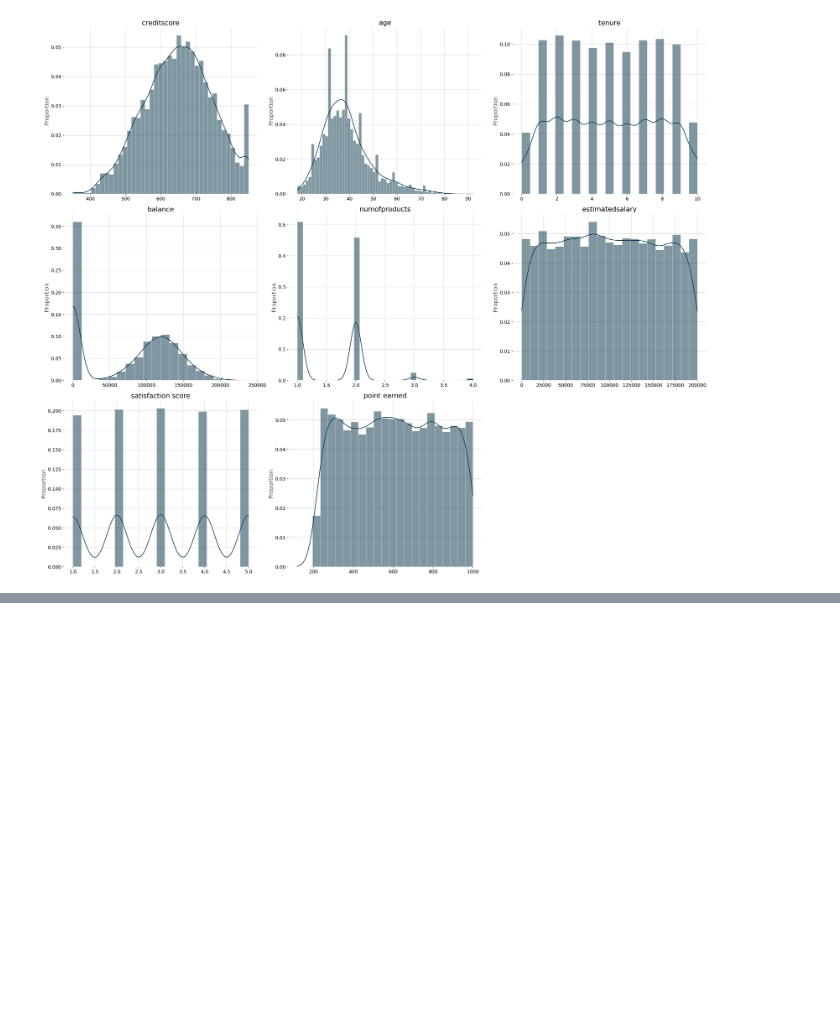
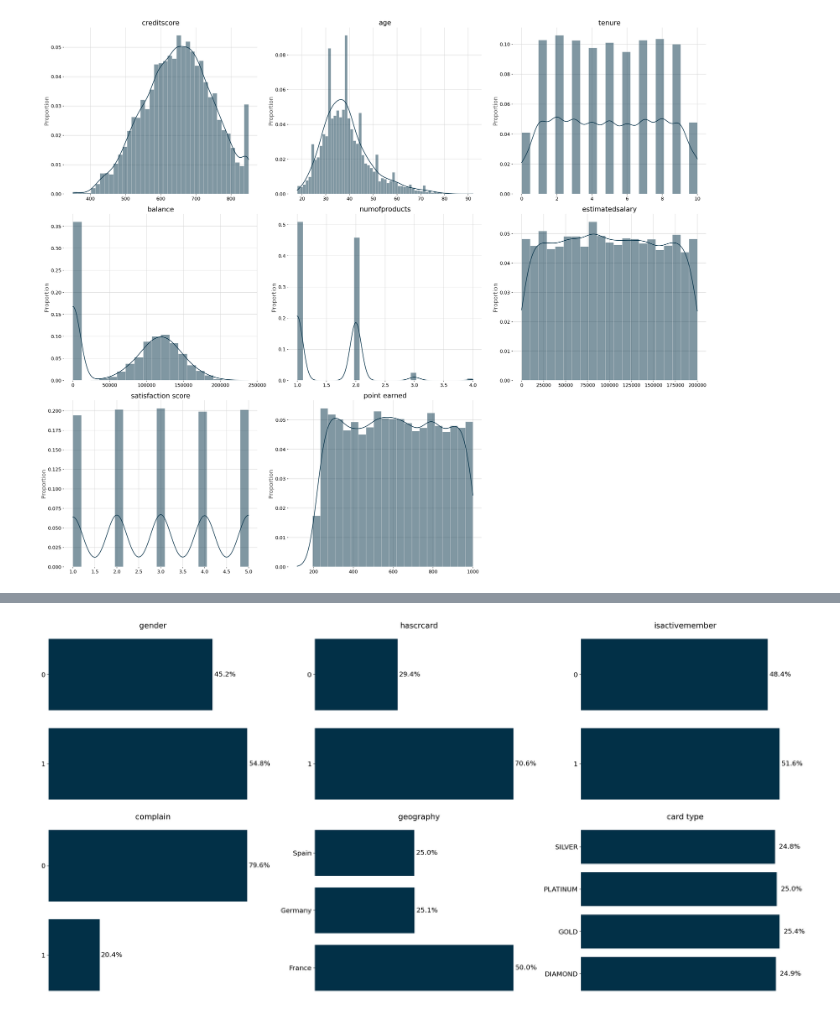
Before and after one commit to vitorsbarboza/Banking-Customer-Churn, a Jupyter notebook: notebooks/EDA.ipynb, the cells around one changed output, grey strips where cells are left out. Cells and saved outputs as stored; diff of their text form; code cells hidden in the pictures; blank space fills up the shorter version.

```diff
--- a/notebooks/EDA.ipynb
+++ b/notebooks/EDA.ipynb
@@ -443,0 +485,7 @@ analysis_plots(data=train, features=feature_numplot, kde=True, figsize=(24, 20))
+# %%
+barplot_discrete_features = ['gender', 'hascrcard', 'isactivemember', 'complain']
+barplot_features = barplot_discrete_features + categorical_features
+# %%
+analysis_plots(data=train, features=barplot_features, barplot=True, figsize=(24, 12))
+# %% [output]
+[figure, added]
```
Also changed, not shown: parts of 23 cells of this notebook, 2 other files.
